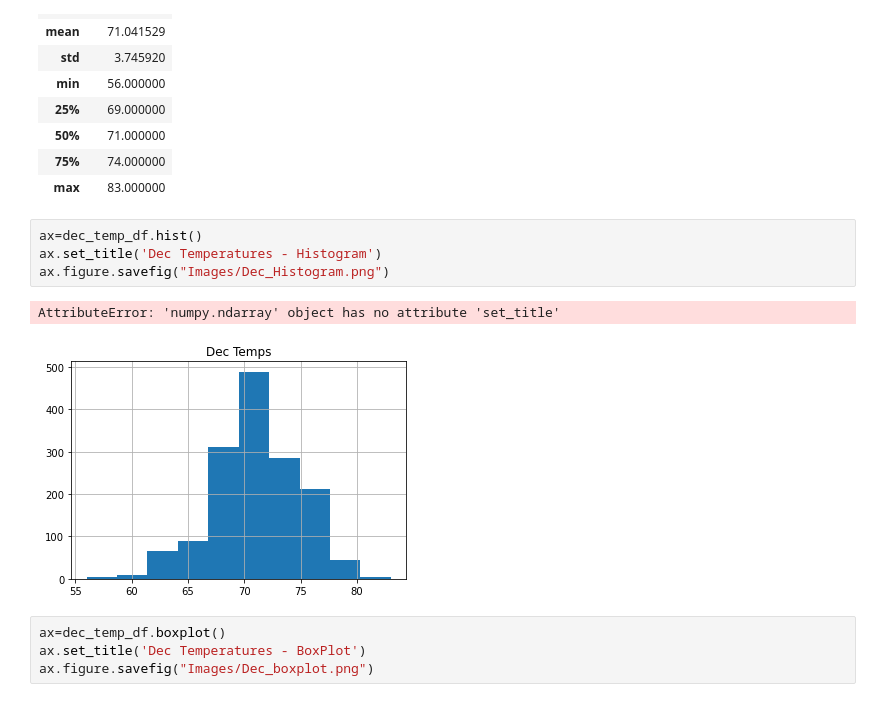
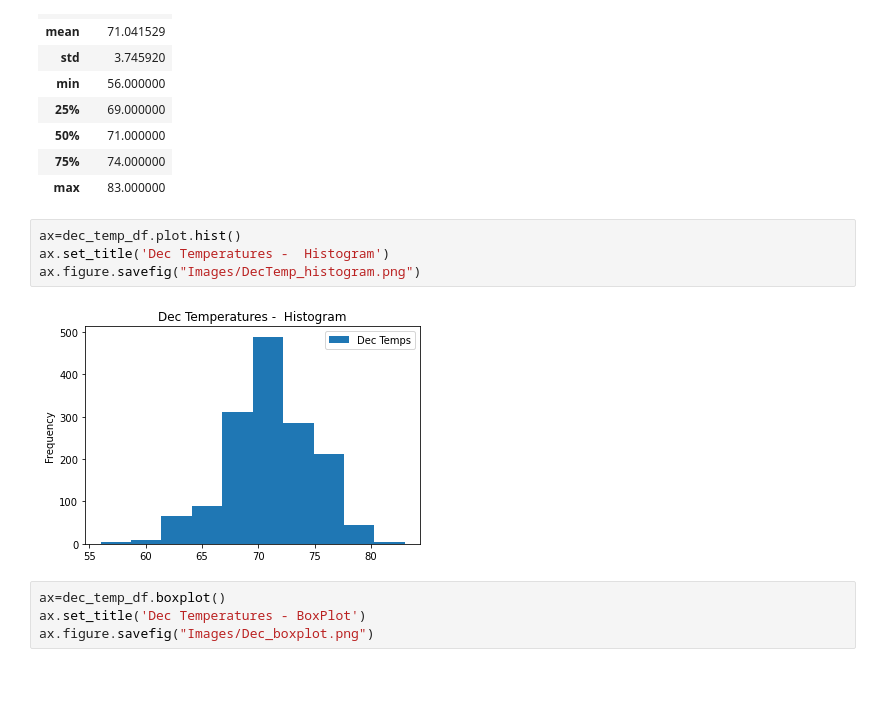
Before and after one commit to asyed9394/UofTSCS_DA_BC_2020_21_surfs_up, a Jupyter notebook: SurfsUp_Challenge.ipynb, the cells around one changed output. Cells and saved outputs as stored; diff of their text form.

```diff
--- a/SurfsUp_Challenge.ipynb
+++ b/SurfsUp_Challenge.ipynb
@@ -145,12 +145,11 @@ dec_temp_df.describe()
 | 75% | 74.000000 |
 | max | 83.000000 |
 # %%
-ax=dec_temp_df.hist()
-ax.set_title('Dec Temperatures - Histogram')
-ax.figure.savefig("Images/Dec_Histogram.png")
+ax=dec_temp_df.plot.hist()
+ax.set_title('Dec Temperatures -  Histogram')
+ax.figure.savefig("Images/DecTemp_histogram.png")
 # %% [output]
-AttributeError: 'numpy.ndarray' object has no attribute 'set_title'
-[figure, old version]
+[figure, new version]
 # %%
 ax=dec_temp_df.boxplot()
 ax.set_title('Dec Temperatures - BoxPlot')
```
Also changed, not shown: 1 other file.
